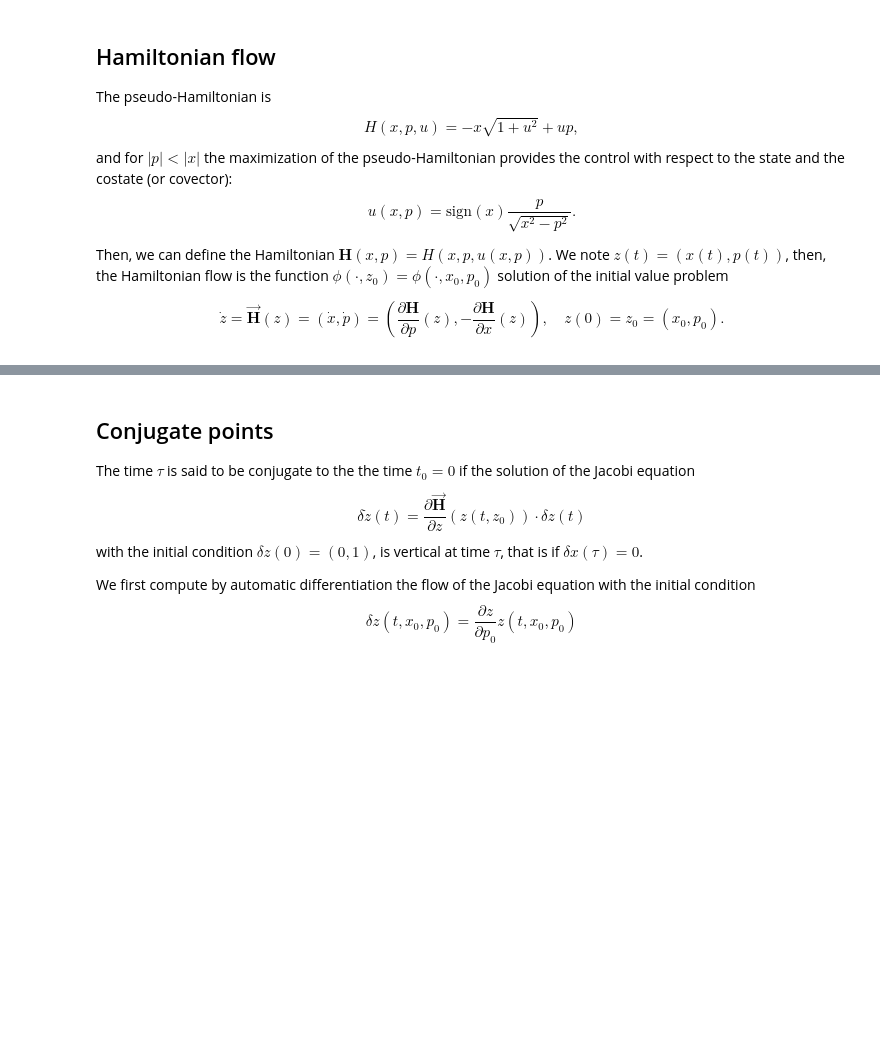
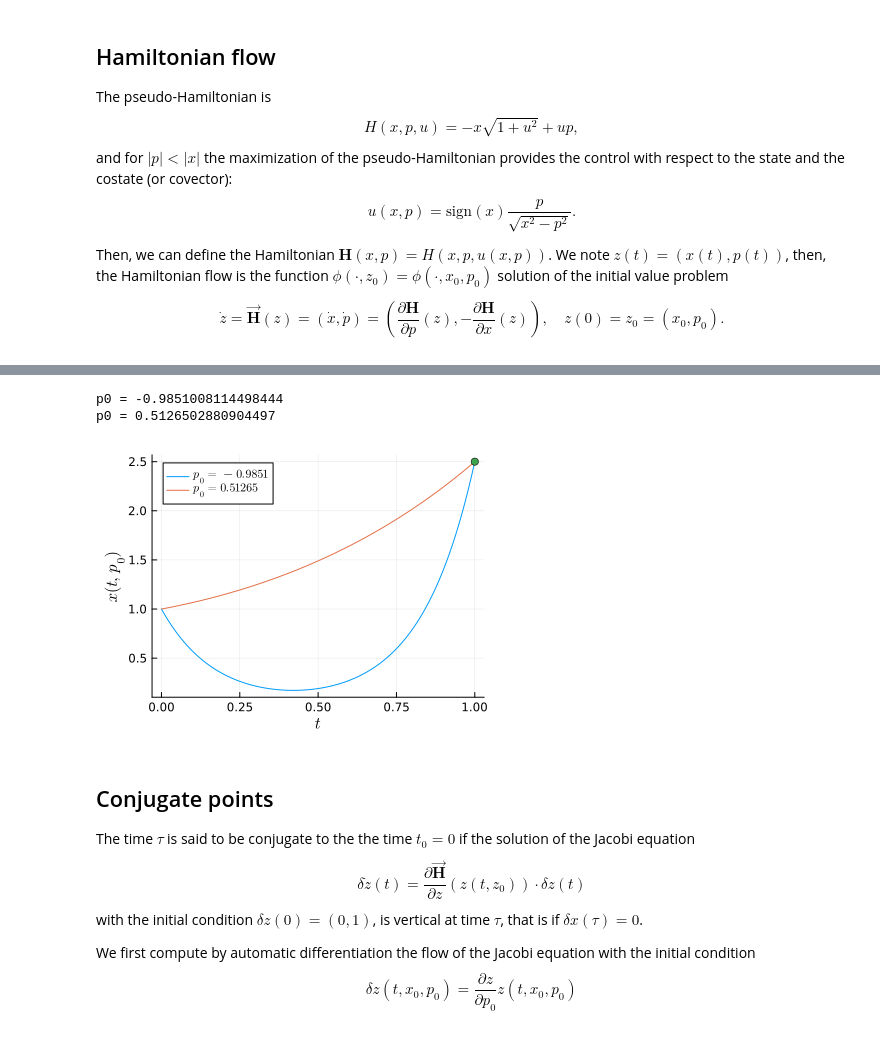
Before and after one commit to control-toolbox/Kupka, a Jupyter notebook: min-area.ipynb, the cells around one changed output, grey strips where cells are left out. Cells and saved outputs as stored; diff of their text form; code cells hidden in the pictures; blank space fills up the shorter version.

```diff
--- a/min-area.ipynb
+++ b/min-area.ipynb
@@ -129,3 +166,35 @@ plot(fig1_example1)
+# %%
+# Compute flows for different values of the initial costate p_0
+p0s = (sol1_p0,sol2_p0)      # interval of p_0
+tf = 1
+N = 100
+tspan = range(t0, tf, N)    # time interval
+plt2_x = plot()              # plot of the state x(t)
+
+labels = [L"p_0=-0.9851" , L"p_0=0.51265"]
+for i in 1:length(p0s) # plot for each p_0 in p0s
+    p0 = p0s[i]
+
+    flow_p0 = ocp_flow((t0, tf), x0, p0, saveat=tspan)
+
+    T = tspan
+    Z = flow_p0.(tspan)
+    X = [Z[i][1] for i in 1:N]
+    P = [Z[i][2] for i in 1:N]
+        println("p0 = ", p0)
+        plot!(plt2_x, T, X, label=labels[i])
+end
+
+# Plots
+plot!(plt2_x, [tf], [xf], seriestype=:scatter,label="")
+
+fig1bis_example1 = plot(plt2_x, xlabel=L"t", ylabel=L"x(t,p_0)", size=(400,300))
+Plots.pdf(fig1bis_example1, "./fig-example1/fig1bis_example1.pdf")
+plot(fig1bis_example1)
+# %% [output]
+p0 = -0.9851008114498444
+p0 = 0.5126502880904497
+[figure, added]
 # %% [markdown]
 ## Conjugate points
 
```
Also changed, not shown: parts of 11 cells of this notebook, 6 other files.
